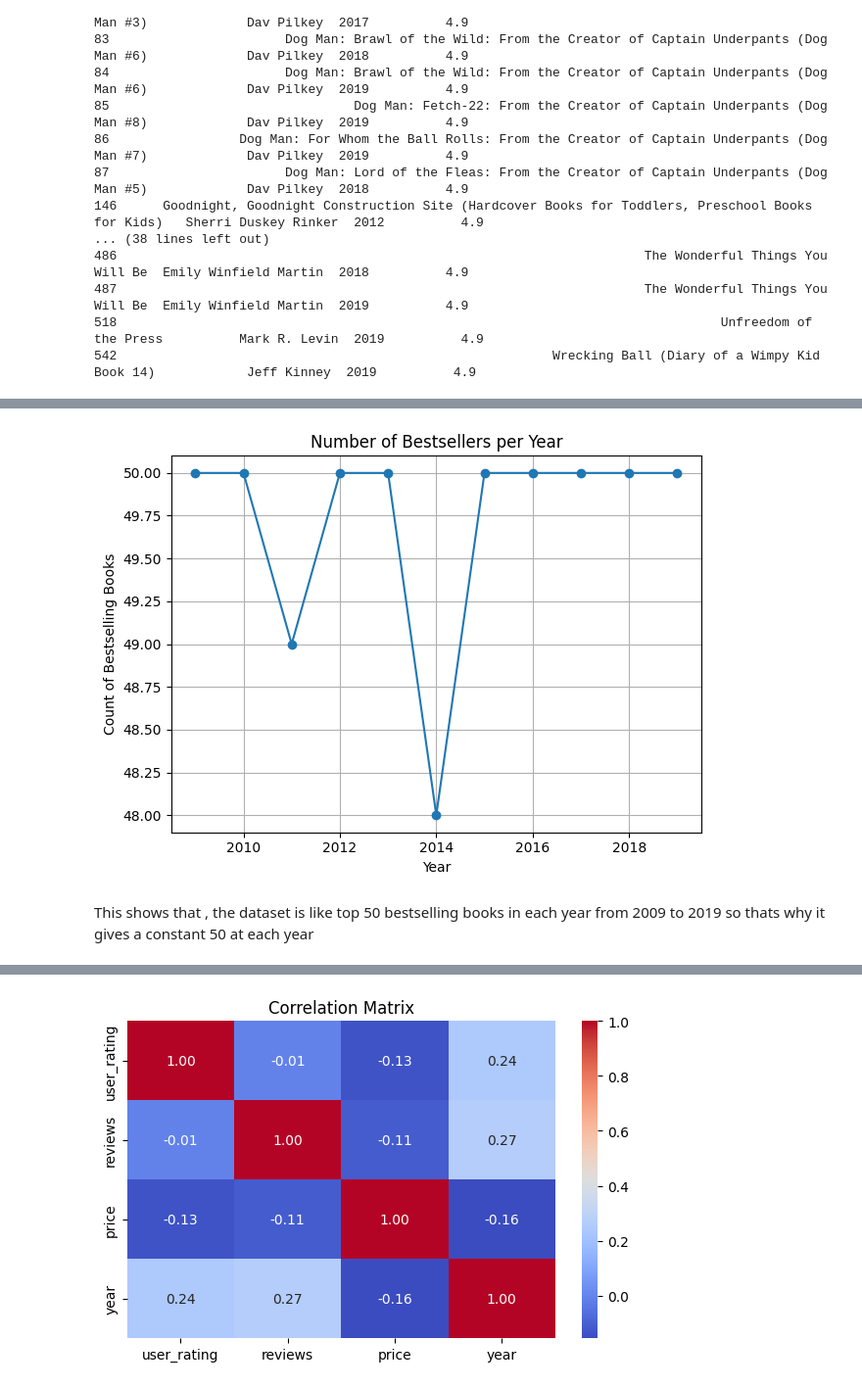
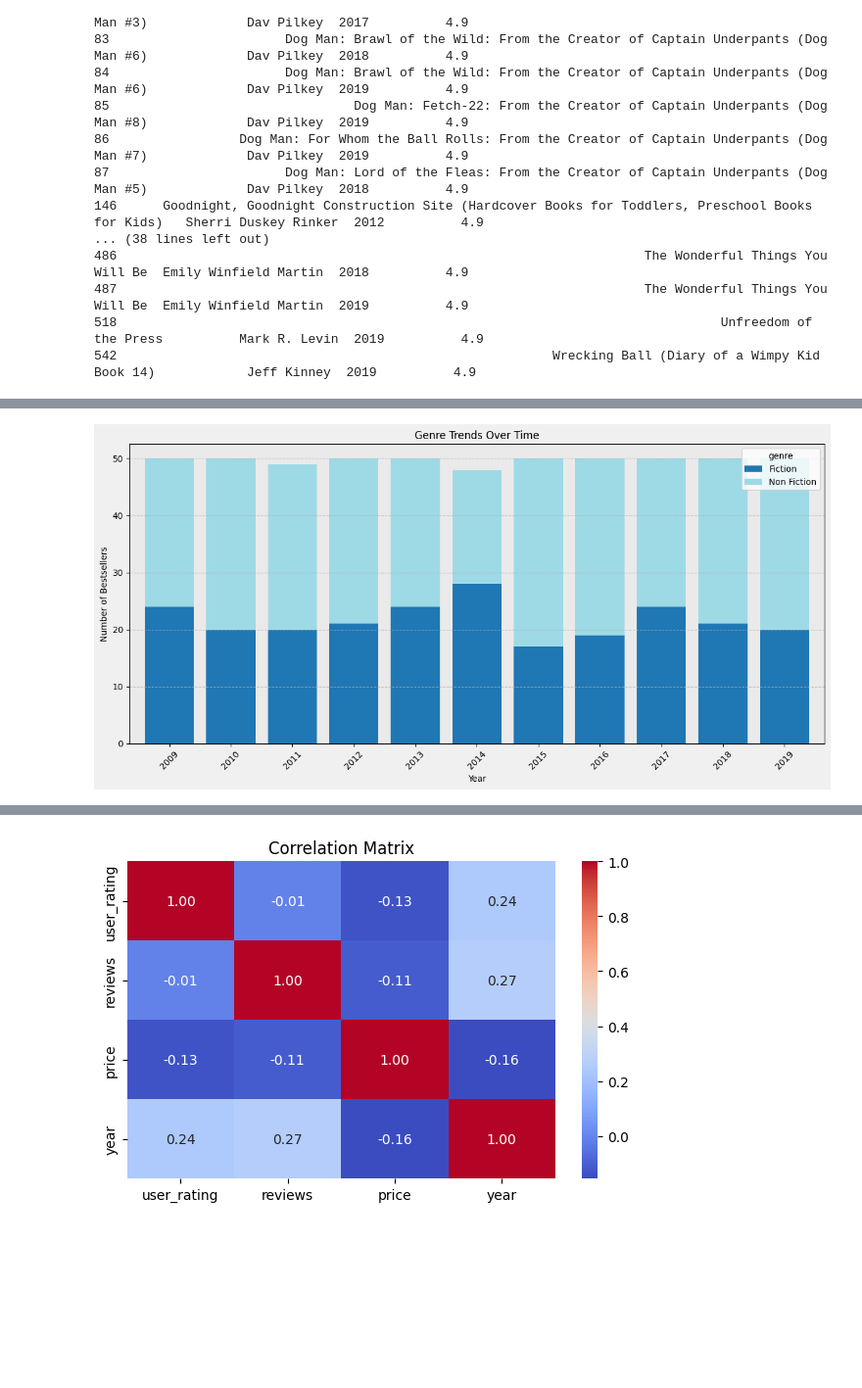
Before and after one commit to Anurag-Mohan/Amazon-Inventory-Analysis, a Jupyter notebook: AmazonData.ipynb, the cells around one changed output, grey strips where cells are left out. Shown at 98% size. Saved outputs shown, nothing was run; the diff lists cells and outputs as text; code cells hidden in the pictures; blank space fills up the shorter version.

```diff
--- a/AmazonData.ipynb
+++ b/AmazonData.ipynb
@@ -154,14 +143,26 @@ plt.show()
-# %%
-yearly_count = df.groupby('year')['name'].count()
-
-plt.plot(yearly_count.index, yearly_count.values, marker='o')
-plt.title("Number of Bestsellers per Year")
-plt.xlabel("Year")
-plt.ylabel("Count of Bestselling Books")
-plt.grid(True)
-plt.tight_layout()
-plt.show()
-# %% [output]
-[figure, removed]
-# %% [markdown]
-This shows that , the dataset is like top 50 bestselling books in each year from 2009 to 2019 so thats why it gives a constant 50 at each year
+# %%
+genre_trends = df.groupby(['year', 'genre']).size().reset_index(name='Count')
+genre_pivot = genre_trends.pivot(index='year', columns='genre', values='Count').fillna(0)
+
+fig, ax = plt.subplots(figsize=(12, 6))
+fig.patch.set_facecolor('#f0f0f0')
+ax.set_facecolor('#eaeaea')
+
+genre_pivot.plot(
+    kind='bar',
+    stacked=True,
+    ax=ax,
+    width=0.8,
+    colormap='tab20'
+)
+
+ax.set_title("Genre Trends Over Time")
+ax.set_xlabel("Year")
+ax.set_ylabel("Number of Bestsellers")
+ax.set_xticklabels(ax.get_xticklabels(), rotation=45)
+ax.grid(axis='y', linestyle='--', alpha=0.7)
+
+plt.tight_layout()
+plt.show()
+# %% [output]
+[figure, added]
```
Also changed, not shown: parts of 9 cells of this notebook.
